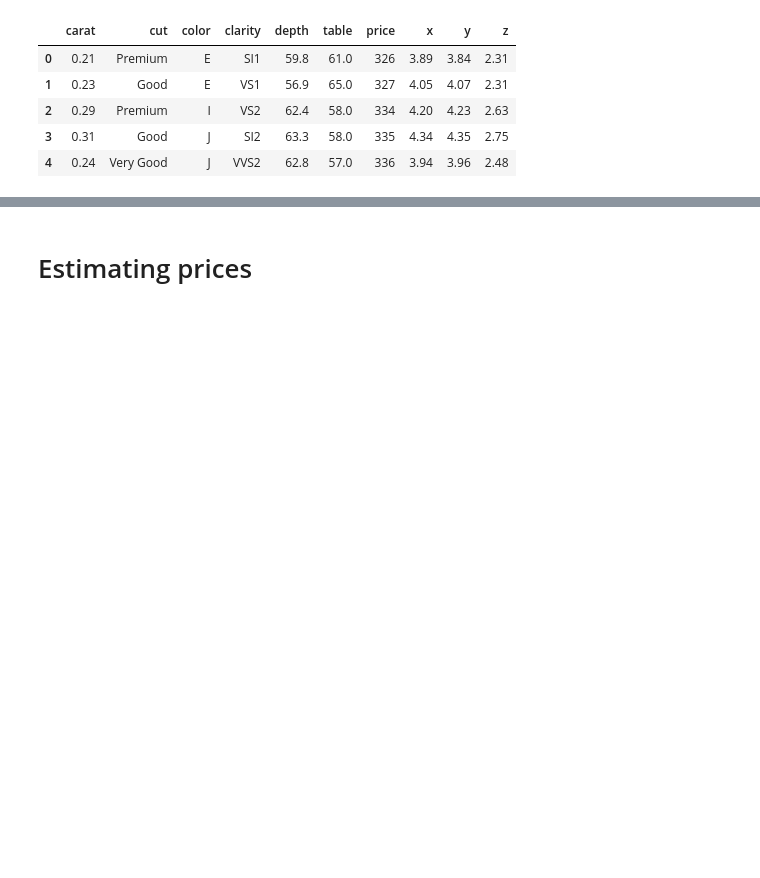
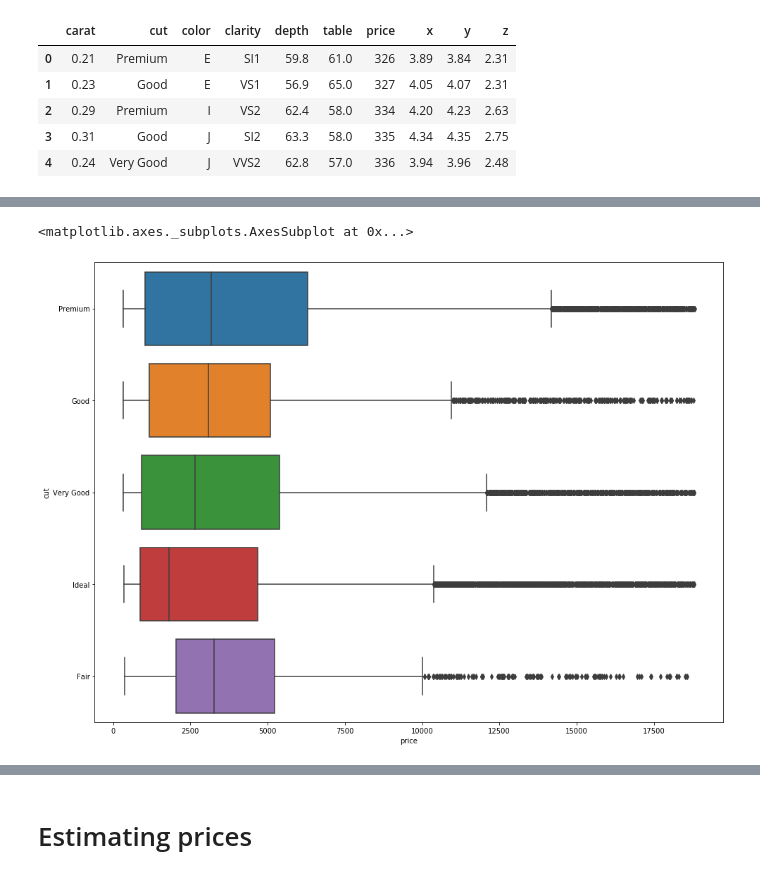
Before and after one commit to vfarneze/ironhack-projects, a Jupyter notebook: Project5_Linear_Regression/Project5-Linear-Regression.ipynb, the cells around one changed output, grey strips where cells are left out. Saved outputs shown, nothing was run; the diff lists cells and outputs as text; code cells hidden in the pictures; blank space fills up the shorter version.

```diff
--- a/Project5_Linear_Regression/Project5-Linear-Regression.ipynb
+++ b/Project5_Linear_Regression/Project5-Linear-Regression.ipynb
@@ -35,0 +44,6 @@ rick_data.head()
+# %%
+plt.figure(figsize=(16,12))
+sns.boxplot(data.price, y=data.cut)
+# %% [output]
+<matplotlib.axes._subplots.AxesSubplot at 0x...>
+[figure, added]
```
Also changed, not shown: parts of 36 cells of this notebook, 2 other files.
